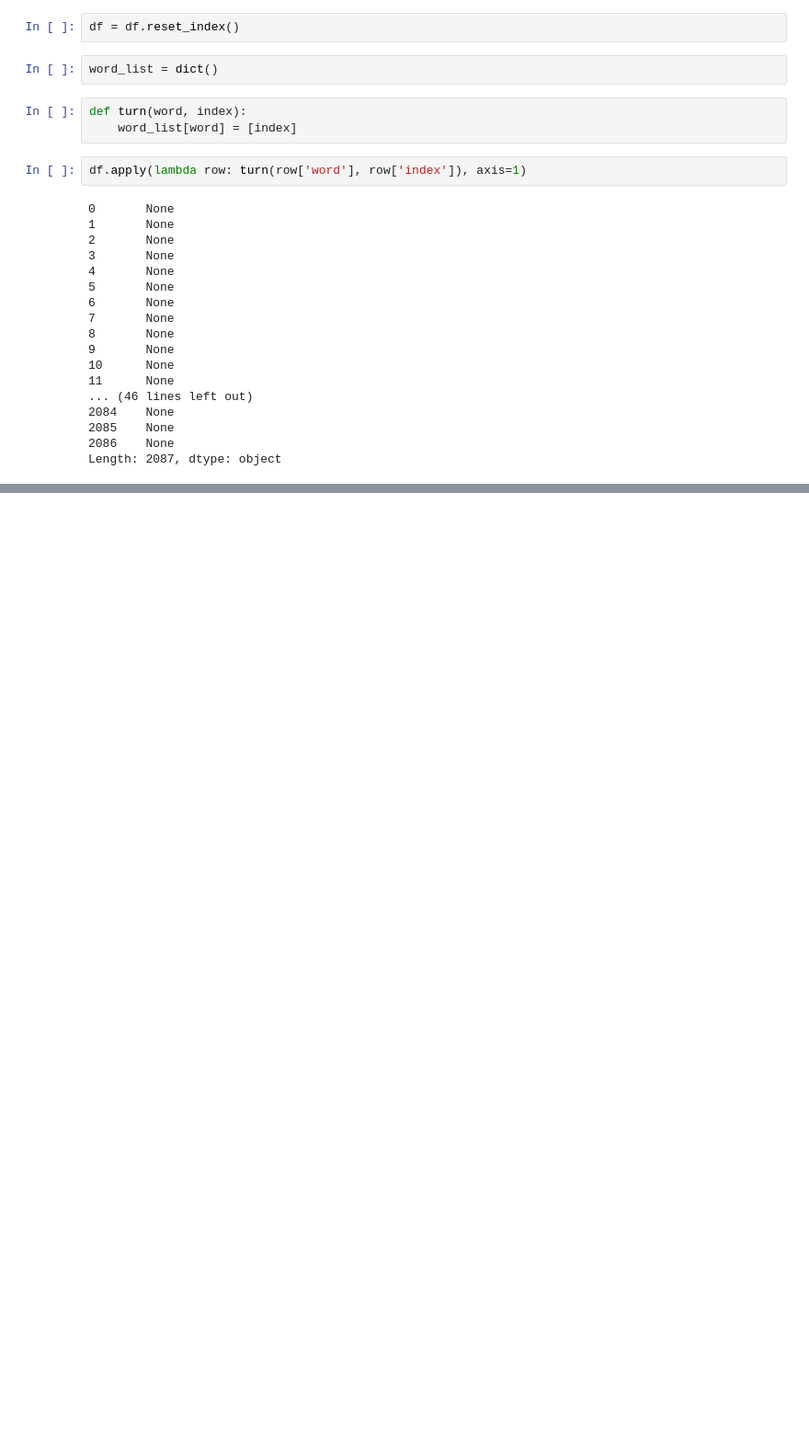
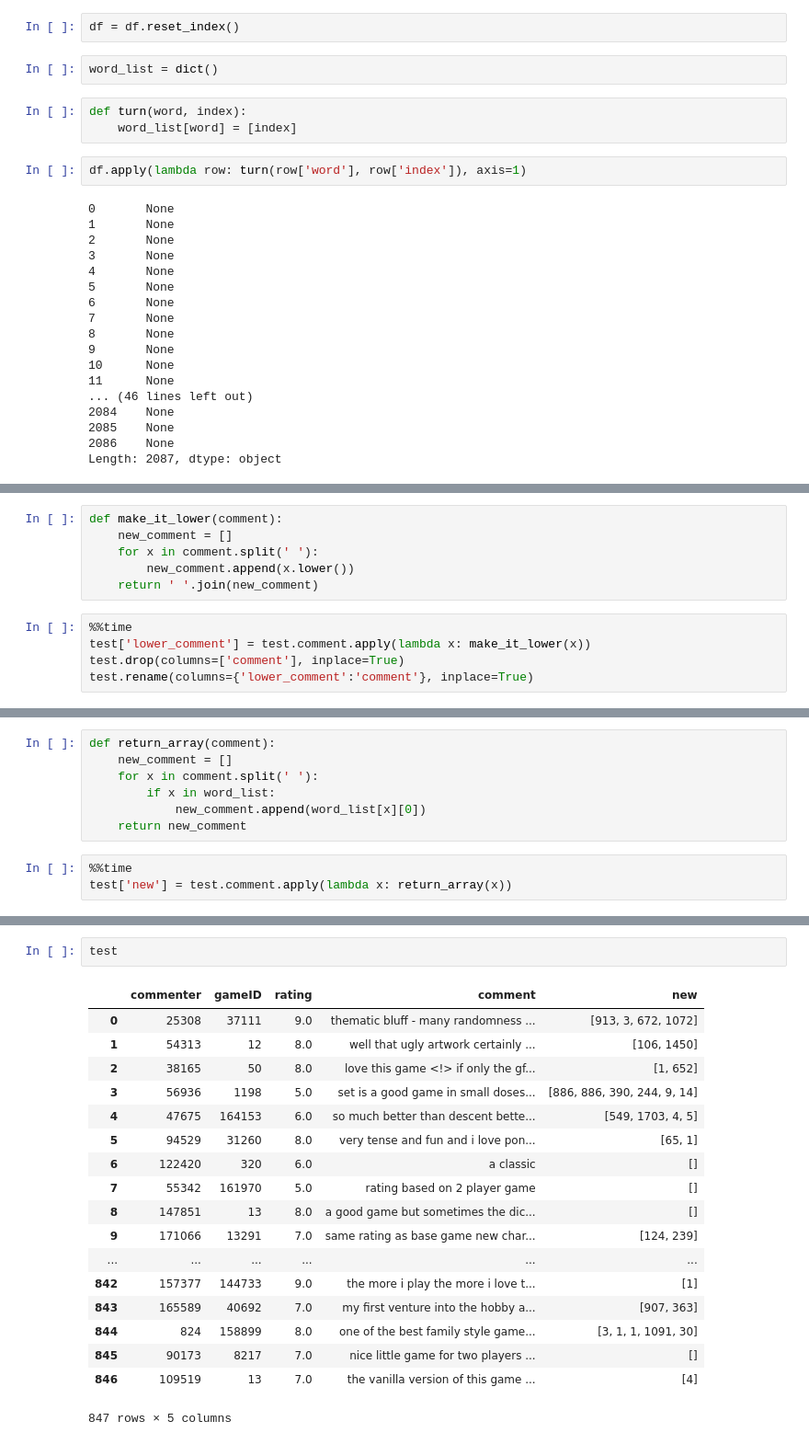
Before and after one commit to matthewgiem/boardgame_sentiment_analysis, a Jupyter notebook: Thursdays Work.ipynb, the cells around one changed output, grey strips where cells are left out. Shown at 92% size. Cells and saved outputs as stored; diff of their text form; blank space fills up the shorter version.

Commit message:
create column with an array of words for prediction

```diff
--- a/Thursdays Work.ipynb
+++ b/Thursdays Work.ipynb
@@ -273,0 +220,11 @@ df[['index', 'word']].apply(lambda x: )
+# %%
+def make_it_lower(comment):
+    new_comment = []
+    for x in comment.split(' '):
+        new_comment.append(x.lower())
+    return ' '.join(new_comment)
+# %%
+%%time
+test['lower_comment'] = test.comment.apply(lambda x: make_it_lower(x))
+test.drop(columns=['comment'], inplace=True)
+test.rename(columns={'lower_comment':'comment'}, inplace=True)
@@ -273,0 +234,10 @@ df[['index', 'word']].apply(lambda x: )
+# %%
+def return_array(comment):
+    new_comment = []
+    for x in comment.split(' '):
+        if x in word_list:
+            new_comment.append(word_list[x][0])
+    return new_comment
+# %%
+%%time
+test['new'] = test.comment.apply(lambda x: return_array(x))
@@ -273,0 +247,21 @@ df[['index', 'word']].apply(lambda x: )
+# %%
+test
+# %% [output]
+|  | commenter | gameID | rating | comment | new |
+| 0 | 25308 | 37111 | 9.0 | thematic bluff - many randomness ... | [913, 3, 672, 1072] |
+| 1 | 54313 | 12 | 8.0 | well that ugly artwork certainly ... | [106, 1450] |
+| 2 | 38165 | 50 | 8.0 | love this game <!> if only the gf... | [1, 652] |
+| 3 | 56936 | 1198 | 5.0 | set is a good game in small doses... | [886, 886, 390, 244, 9, 14] |
+| 4 | 47675 | 164153 | 6.0 | so much better than descent bette... | [549, 1703, 4, 5] |
+| 5 | 94529 | 31260 | 8.0 | very tense and fun and i love pon... | [65, 1] |
+| 6 | 122420 | 320 | 6.0 | a classic | [] |
+| 7 | 55342 | 161970 | 5.0 | rating based on 2 player game | [] |
+| 8 | 147851 | 13 | 8.0 | a good game but sometimes the dic... | [] |
+| 9 | 171066 | 13291 | 7.0 | same rating as base game new char... | [124, 239] |
+| ... | ... | ... | ... | ... | ... |
+| 842 | 157377 | 144733 | 9.0 | the more i play the more i love t... | [1] |
+| 843 | 165589 | 40692 | 7.0 | my first venture into the hobby a... | [907, 363] |
+| 844 | 824 | 158899 | 8.0 | one of the best family style game... | [3, 1, 1, 1091, 30] |
+| 845 | 90173 | 8217 | 7.0 | nice little game for two players ... | [] |
+| 846 | 109519 | 13 | 7.0 | the vanilla version of this game ... | [4] |
+847 rows × 5 columns
```
Also changed, not shown: parts of 12 cells of this notebook.
